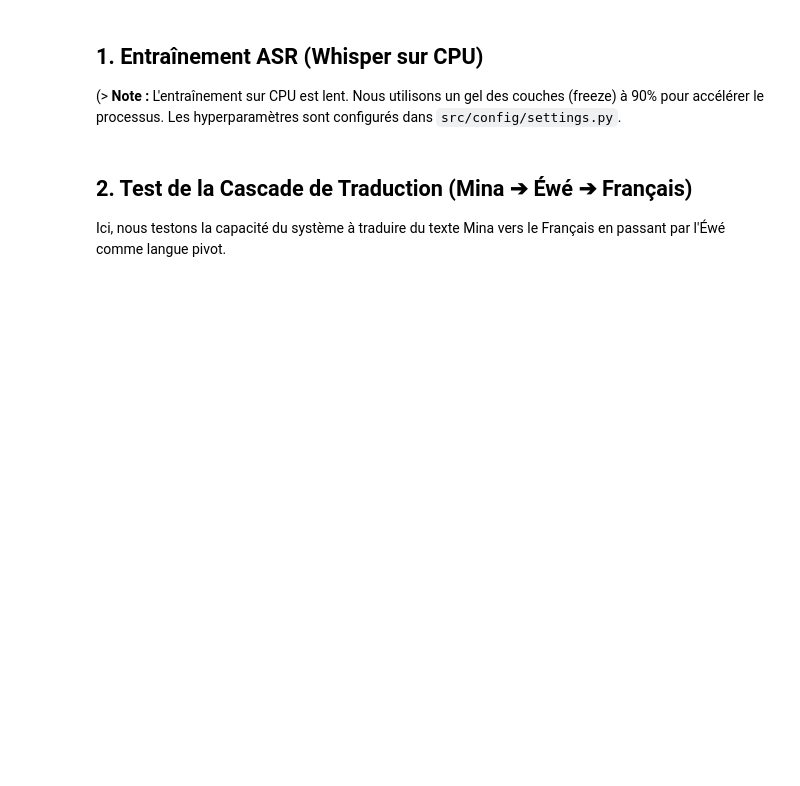
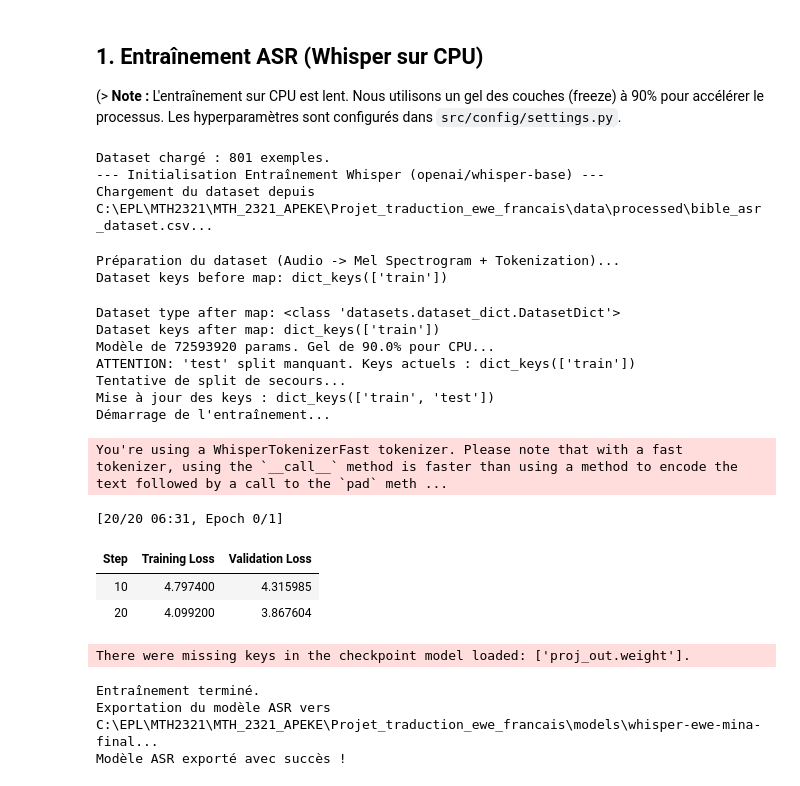
Before and after one commit to Davso20K/Projet_traduction_ewe_francais, a Jupyter notebook: notebooks/03_train_whisper_ewe.ipynb, the cells around one changed output. Cells and saved outputs as stored; diff of their text form; code cells hidden in the pictures; blank space fills up the shorter version.

Commit message:
update models training

```diff
--- a/notebooks/03_train_whisper_ewe.ipynb
+++ b/notebooks/03_train_whisper_ewe.ipynb
@@ -22,17 +34,42 @@ from src.pipeline.translate_cascade import TranslationCascade
 # %%
 # Chargement du dataset préparé à l'étape 2
 dataset_path = settings.PROCESSED_DIR / "bible_asr_dataset.csv"
 
 if dataset_path.exists():
     df = pd.read_csv(dataset_path)
     print(f"Dataset chargé : {len(df)} exemples.")
 
     # Lancement de l'initialisation de l'entraînement
     # Note: assurez-vous d'avoir assez de RAM
-    model, processor = train_whisper_on_cpu(None) # Remplacez None par votre dataset HuggingFace
+    model, processor = train_whisper_on_cpu(None)
+
+    # --- SAUVEGARDE DU MODÈLE ENTRAÎNÉ (EXPORT) ---
+    export_dir = settings.PROJECT_ROOT / "models" / "whisper-ewe-mina-final"
+    print(f"Exportation du modèle ASR vers {export_dir}...")
+    model.save_pretrained(export_dir)
+    processor.save_pretrained(export_dir)
+    print("Modèle ASR exporté avec succès !")
 else:
     print("Erreur : Le dataset ASR n'a pas encore été généré. Veuillez exécuter le notebook 02 d'abord.")
+# %% [output]
+Dataset chargé : 801 exemples.
+--- Initialisation Entraînement Whisper (openai/whisper-base) ---
+Chargement du dataset depuis C:\EPL\MTH2321\MTH_2321_APEKE\Projet_traduction_ewe_francais\data\processed\bible_asr_dataset.csv...
+Préparation du dataset (Audio -> Mel Spectrogram + Tokenization)...
+Dataset keys before map: dict_keys(['train'])
+Dataset type after map: <class 'datasets.dataset_dict.DatasetDict'>
+Dataset keys after map: dict_keys(['train'])
+Modèle de 72593920 params. Gel de 90.0% pour CPU...
+ATTENTION: 'test' split manquant. Keys actuels : dict_keys(['train'])
+Tentative de split de secours...
+Mise à jour des keys : dict_keys(['train', 'test'])
+Démarrage de l'entraînement...
+You're using a WhisperTokenizerFast tokenizer. Please note that with a fast tokenizer, using the `__call__` method is faster than using a method to encode the text followed by a call to the `pad` meth ...
+[20/20 06:31, Epoch 0/1]
+| Step | Training Loss | Validation Loss |
+| 10 | 4.797400 | 4.315985 |
+| 20 | 4.099200 | 3.867604 |
+There were missing keys in the checkpoint model loaded: ['proj_out.weight'].
+Entraînement terminé.
+Exportation du modèle ASR vers C:\EPL\MTH2321\MTH_2321_APEKE\Projet_traduction_ewe_francais\models\whisper-ewe-mina-final...
+Modèle ASR exporté avec succès !
-# %% [markdown]
-## 2. Test de la Cascade de Traduction (Mina ➔ Éwé ➔ Français)
-
-Ici, nous testons la capacité du système à traduire du texte Mina vers le Français en passant par l'Éwé comme langue pivot.
```
Also changed, not shown: parts of 7 cells of this notebook, 9 other files.
